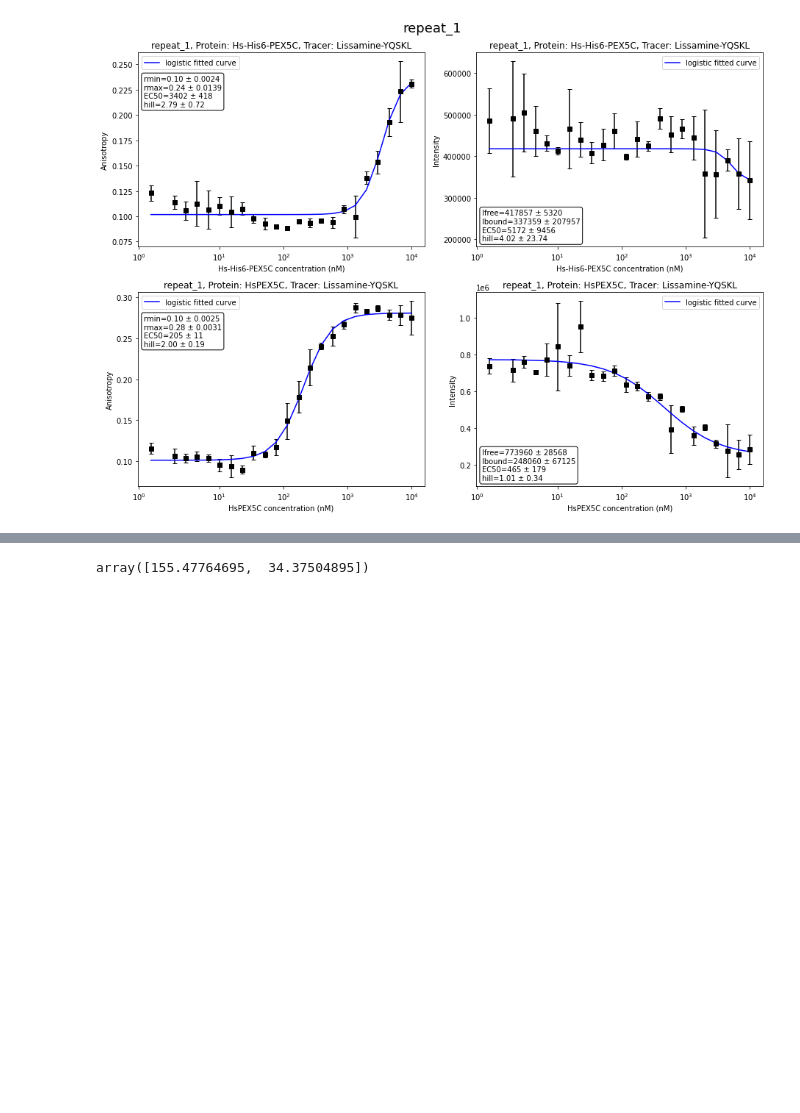
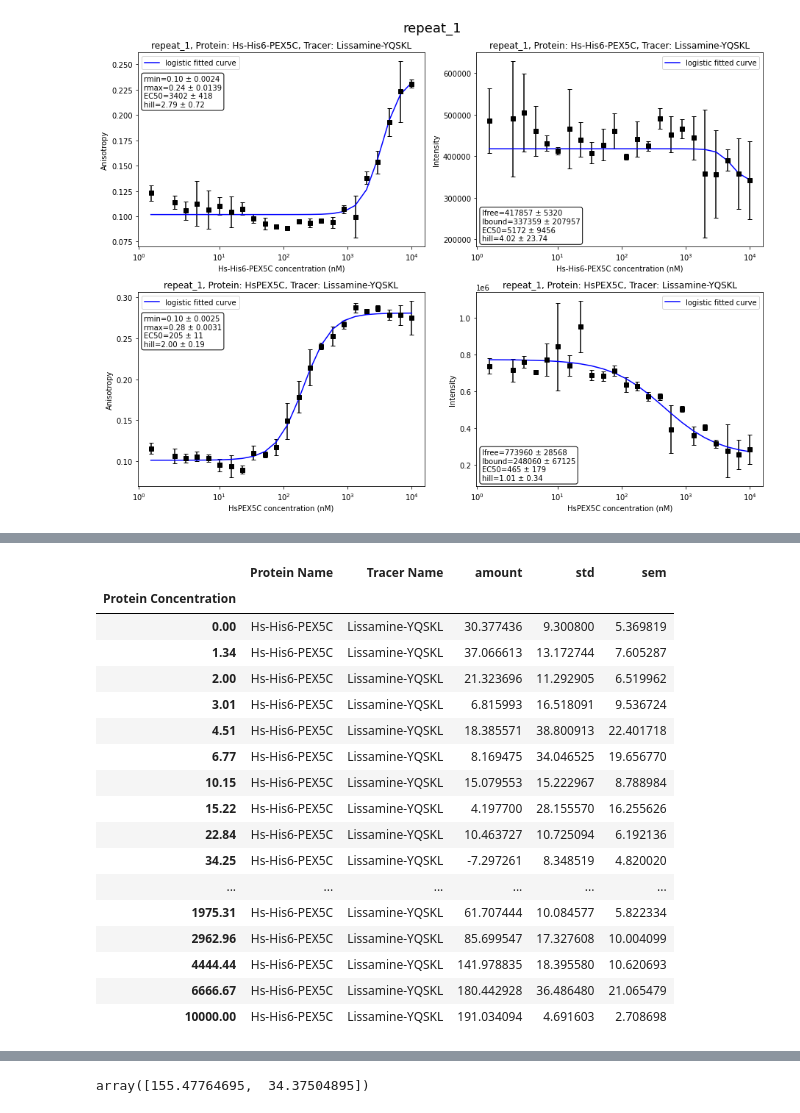
Before and after one commit to mariuszlas/Fluorescence-Anisotropy-Analysis-Development, a Jupyter notebook: fluorescenceanisotropy/fluores_anisotropy.ipynb, the cells around one changed output, grey strips where cells are left out. Cells and saved outputs as stored; diff of their text form; code cells hidden in the pictures; blank space fills up the shorter version.

```diff
--- a/fluorescenceanisotropy/fluores_anisotropy.ipynb
+++ b/fluorescenceanisotropy/fluores_anisotropy.ipynb
@@ -1088,6 +1078,3 @@ my_data1.plot_ani_all(err='std')
 [figure]
 # %%
 my_data1.calc_amountbound()
-# %%
-df = my_data1.new2
-drop = df.drop(['Valid', 'std', 'sem'], axis=1)
@@ -1096,2 +1080,0 @@ obj=drop.groupby(['Protein Concentration','Protein Name','Tracer Name'])
-# %%
-mean =obj.mean()
@@ -1147,0 +1123,49 @@ for k, v in dic.items():
+# %%
+def amount_bound(df, platemap, final_fit):
+
+    join_pm = platemap.join(df)   # join df with corrected anisotropy to the platemap df
+    subset = join_pm[(join_pm['Type'] != 'blank') & (join_pm['Type'] != 'empty')]   # take only non-blank and non-empty cells
+
+    re_idx = subset.set_index(pd.MultiIndex.from_frame(subset[['Protein Name', 'Tracer Name']])).rename_axis([None,None])   # replace the index with multiindex (protein-tracer name) and remove its names
+    join_ff = re_idx.join(final_fit)   # join the final fitting parameters to the anisotropy df on multiindex (protein-tracer)
+
+    # calcualte the amount bound (all parameters needed are already in the data frame)
+    join_ff['amount'] = (((((join_ff["lambda"] * (join_ff['rmax']-join_ff['r_corrected'])) / (join_ff['r_corrected'] - join_ff['rmin']))) +1) **(-1)) * join_ff['Tracer Concentration']
+
+    # remove the redundant columns and set dtype of 'amount' column as float to avoid pandas DataError
+    drop = join_ff.drop(['r_corrected','Valid', 'rmin', 'rmax', 'rmin error', 'rmax error', "lambda", 'Kd'], axis=1).astype({'amount': 'float64'})
+    group = drop.groupby(['Protein Concentration', 'Protein Name', 'Tracer Name'])
+    mean = group.mean()
+    std = group.std()
+    sem = group.sem()
+
+    stdr = std.rename(columns={std.columns[-1]: 'std'})  # rename column to 'std'
+    semr = sem.rename(columns={sem.columns[-1]: 'sem'})  # rename column to 'sem'
+    merge = pd.concat([mean, stdr, semr], axis=1)   # merge the amount, std and sem data frames into one df
+    tosplit = merge.reset_index()   # remove multiindex
+    tosplit2 = tosplit.set_index('Protein Concentration')   # set index as Protein Concentration
+    split = dict(tuple(tosplit2.groupby(['Protein Name', 'Tracer Name'])))   # dictionary a data frame for each protein-tracer pair
+    return split
+# %%
+q = amount_bound(my_data1.data_dict['repeat_1']['data']['r_corrected'], my_data1.plate_map, my_data1.final_fit)
+# %%
+q[('Hs-His6-PEX5C','Lissamine-YQSKL')]
+# %% [output]
+|  | Protein Name | Tracer Name | amount | std | sem |
+| Protein Concentration |  |  |  |  |  |
+| 0.00 | Hs-His6-PEX5C | Lissamine-YQSKL | 30.377436 | 9.300800 | 5.369819 |
+| 1.34 | Hs-His6-PEX5C | Lissamine-YQSKL | 37.066613 | 13.172744 | 7.605287 |
+| 2.00 | Hs-His6-PEX5C | Lissamine-YQSKL | 21.323696 | 11.292905 | 6.519962 |
+| 3.01 | Hs-His6-PEX5C | Lissamine-YQSKL | 6.815993 | 16.518091 | 9.536724 |
+| 4.51 | Hs-His6-PEX5C | Lissamine-YQSKL | 18.385571 | 38.800913 | 22.401718 |
+| 6.77 | Hs-His6-PEX5C | Lissamine-YQSKL | 8.169475 | 34.046525 | 19.656770 |
+| 10.15 | Hs-His6-PEX5C | Lissamine-YQSKL | 15.079553 | 15.222967 | 8.788984 |
+| 15.22 | Hs-His6-PEX5C | Lissamine-YQSKL | 4.197700 | 28.155570 | 16.255626 |
+| 22.84 | Hs-His6-PEX5C | Lissamine-YQSKL | 10.463727 | 10.725094 | 6.192136 |
+| 34.25 | Hs-His6-PEX5C | Lissamine-YQSKL | -7.297261 | 8.348519 | 4.820020 |
+| ... | ... | ... | ... | ... | ... |
+| 1975.31 | Hs-His6-PEX5C | Lissamine-YQSKL | 61.707444 | 10.084577 | 5.822334 |
+| 2962.96 | Hs-His6-PEX5C | Lissamine-YQSKL | 85.699547 | 17.327608 | 10.004099 |
+| 4444.44 | Hs-His6-PEX5C | Lissamine-YQSKL | 141.978835 | 18.395580 | 10.620693 |
+| 6666.67 | Hs-His6-PEX5C | Lissamine-YQSKL | 180.442928 | 36.486480 | 21.065479 |
+| 10000.00 | Hs-His6-PEX5C | Lissamine-YQSKL | 191.034094 | 4.691603 | 2.708698 |
```
Also changed, not shown: parts of 15 cells of this notebook.
